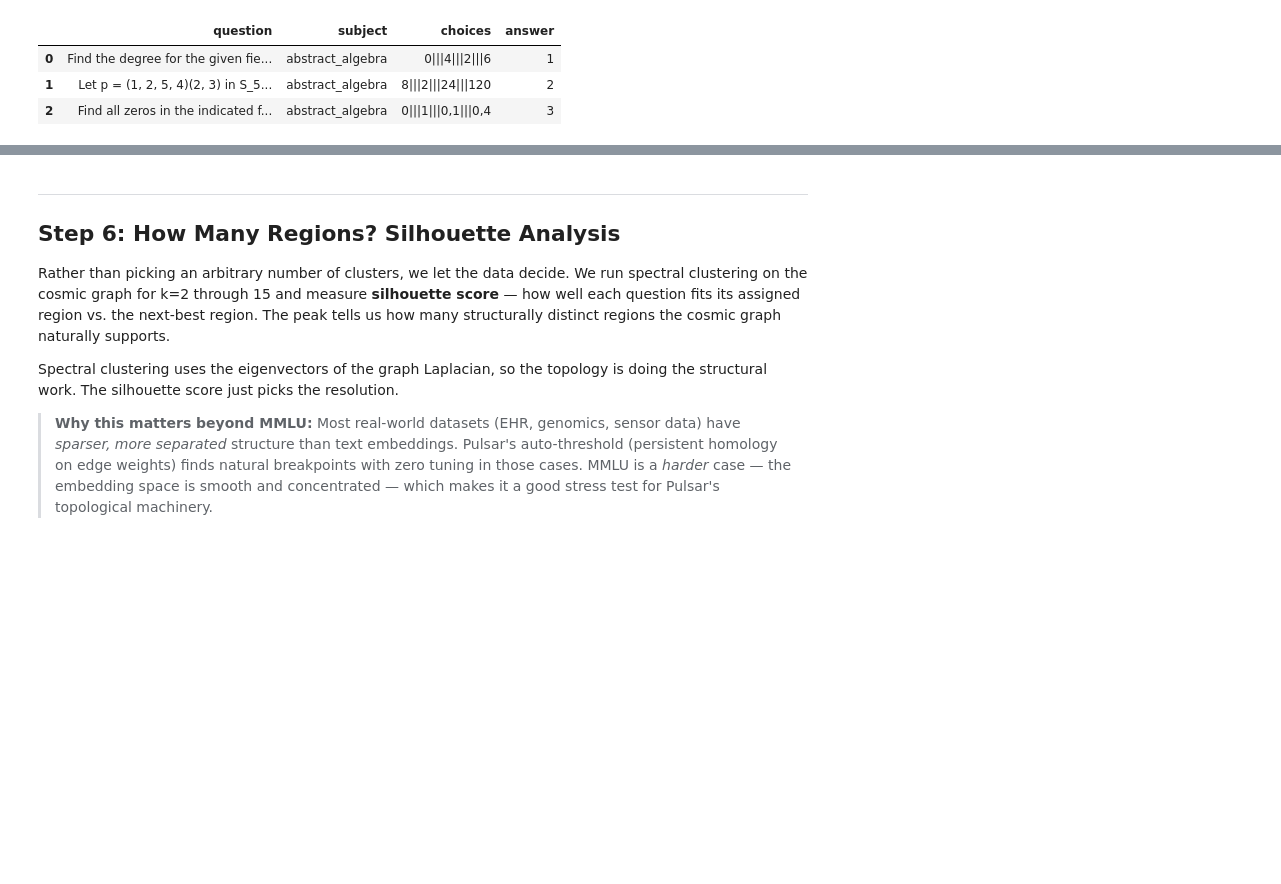
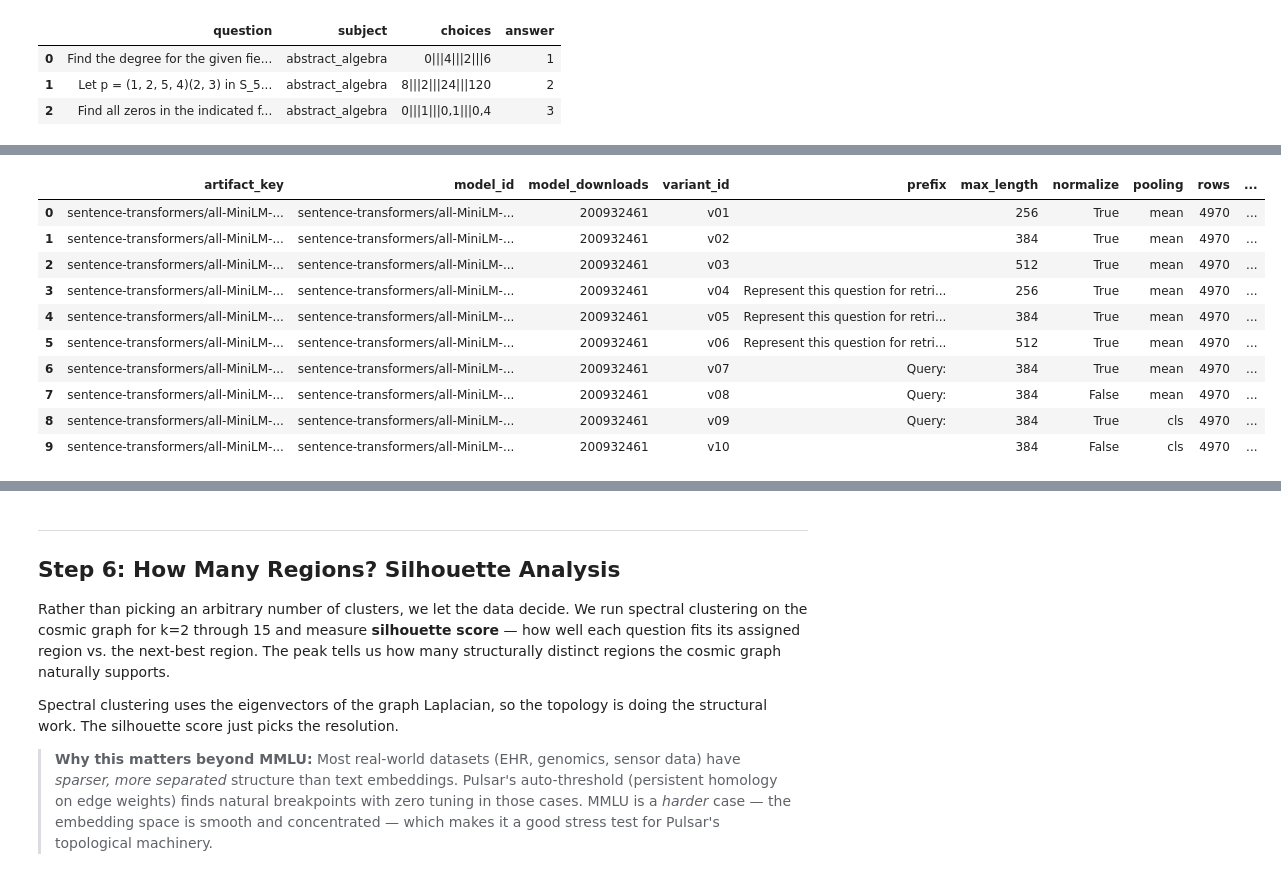
Before and after one commit to Krv-Labs/pulsar, a Jupyter notebook: demos/mmlu/mmlu_topology_demo.ipynb, the cells around one changed output, grey strips where cells are left out. Saved outputs shown, nothing was run; the diff lists cells and outputs as text; code cells hidden in the pictures; blank space fills up the shorter version.

```diff
--- a/demos/mmlu/mmlu_topology_demo.ipynb
+++ b/demos/mmlu/mmlu_topology_demo.ipynb
@@ -190,0 +283,56 @@ The epsilon values are calibrated to the post-StandardScaler distance distributi
+# %%
+parallel_cmd = build_parallel_command()
+print("Parallel embedding command:")
+print(" ".join(shlex.quote(part) for part in parallel_cmd))
+
+if RUN_EMBEDDING_BUILD:
+    run_cmd(parallel_cmd)
+else:
+    print("Skipping embedding build in notebook (RUN_EMBEDDING_BUILD=False).")
+    print("Expecting cached artifacts from a previous run.")
+
+if not EMBED_METADATA_PATH.exists():
+    raise FileNotFoundError(
+        f"Missing metadata index: {EMBED_METADATA_PATH}. "
+        "Run the helper script or set RUN_EMBEDDING_BUILD=True."
+    )
+
+with open(EMBED_METADATA_PATH, "r", encoding="utf-8") as f:
+    ARTIFACT_METADATA_INDEX = json.load(f)
+
+target_artifacts = int(ARTIFACT_METADATA_INDEX.get("target_artifacts", 0))
+completed_artifacts = int(ARTIFACT_METADATA_INDEX.get("completed_artifacts", 0))
+failed_artifacts = ARTIFACT_METADATA_INDEX.get("failed_artifacts", [])
+
+print("\nMetadata summary")
+print(f"Target artifacts: {target_artifacts}")
+print(f"Completed artifacts: {completed_artifacts}")
+print(f"Failed artifacts: {len(failed_artifacts)}")
+
+if STRICT_EMBEDDING_BUILD and failed_artifacts:
+    raise RuntimeError(
+        f"Found {len(failed_artifacts)} failed/missing artifacts in strict mode. "
+        f"Example failure: {failed_artifacts[0]}"
+    )
+
+if completed_artifacts == 0:
+    raise RuntimeError(
+        "No completed embedding artifacts found. "
+        "Run helpers/generate_embeddings_parallel.sh first."
+    )
+
+EMBEDDING_ARTIFACTS, EMBEDDING_KEYS = load_embedding_artifacts(ARTIFACT_METADATA_INDEX)
+EMBEDDING_FRAMES = [pd.DataFrame(EMBEDDING_ARTIFACTS[k]["embeddings"]) for k in EMBEDDING_KEYS]
+
+REFERENCE_EMBEDDING_KEY = EMBEDDING_KEYS[0]
+embeddings_sub = EMBEDDING_ARTIFACTS[REFERENCE_EMBEDDING_KEY]["embeddings"]
+
+print("\nLoad summary")
+print(f"Loaded artifacts: {len(EMBEDDING_KEYS)}")
+print(f"Reference embedding: {REFERENCE_EMBEDDING_KEY}")
+print(f"Reference shape: {embeddings_sub.shape}")
+print(f"Metadata index: {EMBED_METADATA_PATH}")
+
+artifact_summary_df = pd.DataFrame(ARTIFACT_METADATA_INDEX.get("artifacts", []))
+artifact_summary_df.head(10)
+# %% [output]
@@ -190,0 +354,11 @@ The epsilon values are calibrated to the post-StandardScaler distance distributi
+|  | artifact_key | model_id | model_downloads | variant_id | prefix | max_length | normalize | pooling | rows | ... |
+| 0 | sentence-transformers/all-MiniLM-... | sentence-transformers/all-MiniLM-... | 200932461 | v01 |  | 256 | True | mean | 4970 | ... |
+| 1 | sentence-transformers/all-MiniLM-... | sentence-transformers/all-MiniLM-... | 200932461 | v02 |  | 384 | True | mean | 4970 | ... |
+| 2 | sentence-transformers/all-MiniLM-... | sentence-transformers/all-MiniLM-... | 200932461 | v03 |  | 512 | True | mean | 4970 | ... |
+| 3 | sentence-transformers/all-MiniLM-... | sentence-transformers/all-MiniLM-... | 200932461 | v04 | Represent this question for retri... | 256 | True | mean | 4970 | ... |
+| 4 | sentence-transformers/all-MiniLM-... | sentence-transformers/all-MiniLM-... | 200932461 | v05 | Represent this question for retri... | 384 | True | mean | 4970 | ... |
+| 5 | sentence-transformers/all-MiniLM-... | sentence-transformers/all-MiniLM-... | 200932461 | v06 | Represent this question for retri... | 512 | True | mean | 4970 | ... |
+| 6 | sentence-transformers/all-MiniLM-... | sentence-transformers/all-MiniLM-... | 200932461 | v07 | Query: | 384 | True | mean | 4970 | ... |
+| 7 | sentence-transformers/all-MiniLM-... | sentence-transformers/all-MiniLM-... | 200932461 | v08 | Query: | 384 | False | mean | 4970 | ... |
+| 8 | sentence-transformers/all-MiniLM-... | sentence-transformers/all-MiniLM-... | 200932461 | v09 | Query: | 384 | True | cls | 4970 | ... |
+| 9 | sentence-transformers/all-MiniLM-... | sentence-transformers/all-MiniLM-... | 200932461 | v10 |  | 384 | False | cls | 4970 | ... |
```
Also changed, not shown: parts of 27 cells of this notebook, 6 other files.
